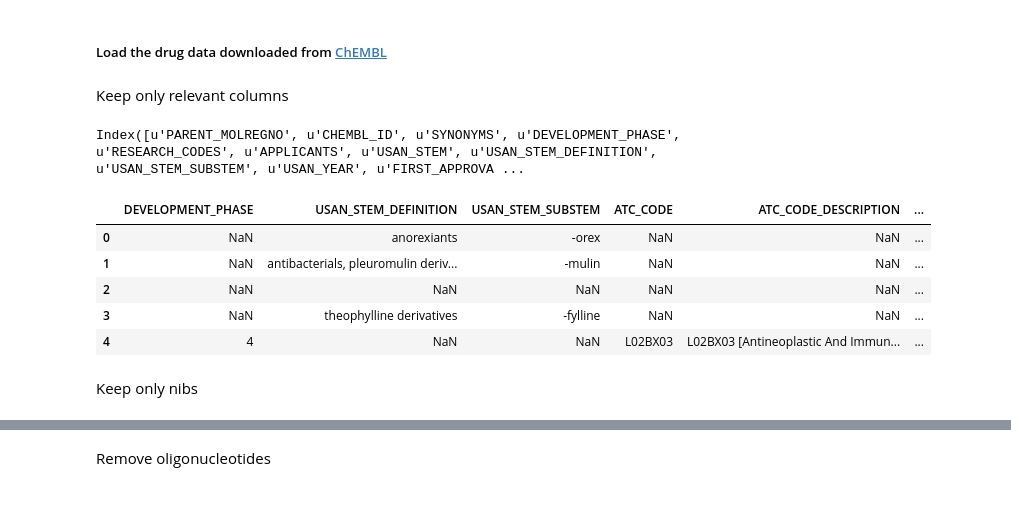
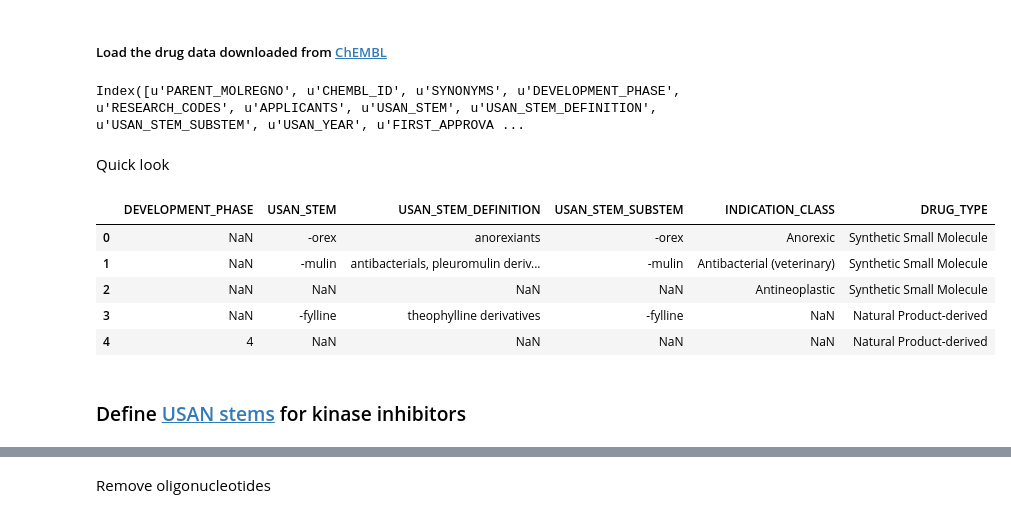
Before and after one commit to inambioinfo/snippets, a Jupyter notebook: IPython/Kinase inhibitors - approved or in clinical trials.ipynb, the cells around one changed output, grey strips where cells are left out. Drawn from its saved outputs; the diff is of its cells as text; code cells hidden in the pictures.

```diff
--- a/IPython/Kinase inhibitors - approved or in clinical trials.ipynb
+++ b/IPython/Kinase inhibitors - approved or in clinical trials.ipynb
@@ -15,21 +15,20 @@ height has been deprecated.
 ##### Load the drug data downloaded from [ChEMBL](https://www.ebi.ac.uk/chembl/drugstore)
 # %%
 dataframe = pd.read_csv('chembl_drugs.txt', delimiter='\t')
-# %% [markdown]
-Keep only relevant columns
 # %%
 dataframe.columns
 # %% [output]
 Index([u'PARENT_MOLREGNO', u'CHEMBL_ID', u'SYNONYMS', u'DEVELOPMENT_PHASE', u'RESEARCH_CODES', u'APPLICANTS', u'USAN_STEM', u'USAN_STEM_DEFINITION', u'USAN_STEM_SUBSTEM', u'USAN_YEAR', u'FIRST_APPROVA ...
+# %% [markdown]
+Quick look
 # %%
-dataframe[['DEVELOPMENT_PHASE', 'USAN_STEM_DEFINITION', 'USAN_STEM_SUBSTEM', 'ATC_CODE',
-           'ATC_CODE_DESCRIPTION', 'INDICATION_CLASS', 'DRUG_TYPE']].head()
+dataframe[['DEVELOPMENT_PHASE', 'USAN_STEM', 'USAN_STEM_DEFINITION', 'USAN_STEM_SUBSTEM', 'INDICATION_CLASS', 'DRUG_TYPE']].head()
 # %% [output]
-|  | DEVELOPMENT_PHASE | USAN_STEM_DEFINITION | USAN_STEM_SUBSTEM | ATC_CODE | ATC_CODE_DESCRIPTION | ... |
-| 0 | NaN | anorexiants | -orex | NaN | NaN | ... |
-| 1 | NaN | antibacterials, pleuromulin deriv... | -mulin | NaN | NaN | ... |
-| 2 | NaN | NaN | NaN | NaN | NaN | ... |
-| 3 | NaN | theophylline derivatives | -fylline | NaN | NaN | ... |
-| 4 | 4 | NaN | NaN | L02BX03 | L02BX03 [Antineoplastic And Immun... | ... |
+|  | DEVELOPMENT_PHASE | USAN_STEM | USAN_STEM_DEFINITION | USAN_STEM_SUBSTEM | INDICATION_CLASS | DRUG_TYPE |
+| 0 | NaN | -orex | anorexiants | -orex | Anorexic | Synthetic Small Molecule |
+| 1 | NaN | -mulin | antibacterials, pleuromulin deriv... | -mulin | Antibacterial (veterinary) | Synthetic Small Molecule |
+| 2 | NaN | NaN | NaN | NaN | Antineoplastic | Synthetic Small Molecule |
+| 3 | NaN | -fylline | theophylline derivatives | -fylline | NaN | Natural Product-derived |
+| 4 | 4 | NaN | NaN | NaN | NaN | Natural Product-derived |
-# %% [markdown]
-Keep only nibs
+# %% [markdown]
+### Define [USAN stems](http://www.ama-assn.org/ama/pub/physician-resources/medical-science/united-states-adopted-names-council/naming-guidelines/approved-stems.page?) for kinase inhibitors
```
Also changed, not shown: parts of 21 cells of this notebook, 9 other files.
